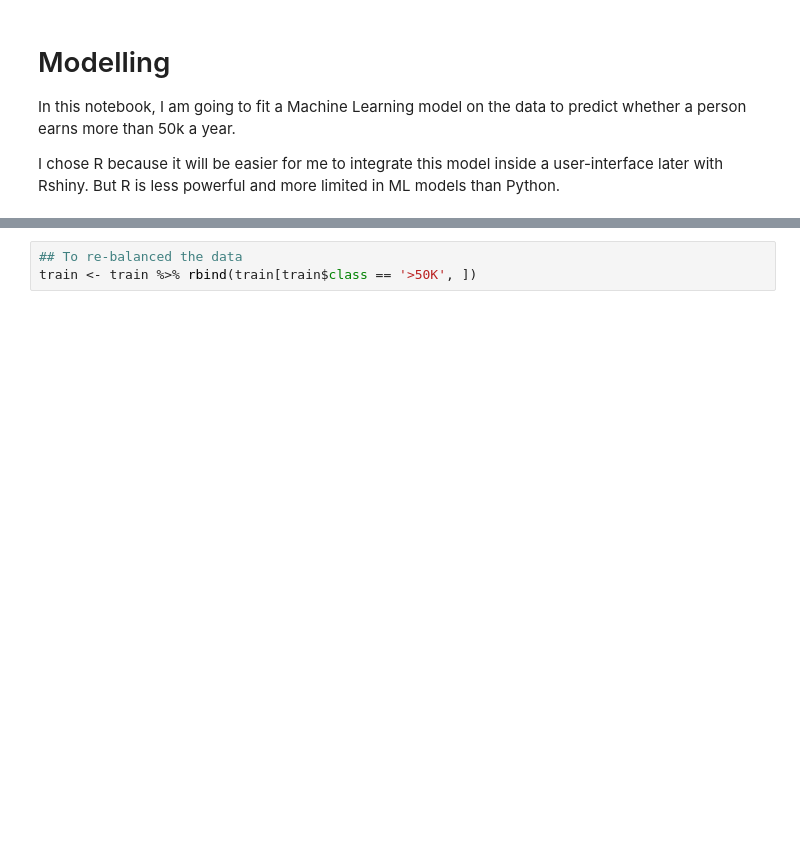
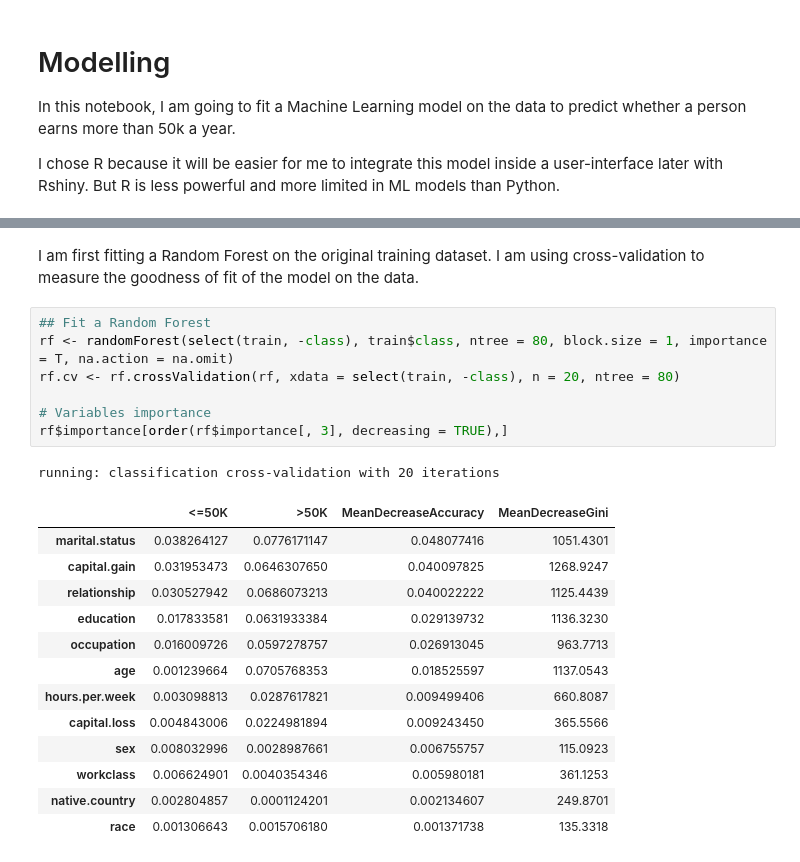
Before and after one commit to MaudBoucherit/donor_detection, a Jupyter notebook: notebooks/model_detection.ipynb, the cells around one changed output, grey strips where cells are left out. Drawn from its saved outputs; the diff is of its cells as text; blank space fills up the shorter version.

```diff
--- a/notebooks/model_detection.ipynb
+++ b/notebooks/model_detection.ipynb
@@ -94,3 +40,24 @@ transform <- function(df, impute_file = 'utils/impute.rda') {
-# %%
-## To re-balanced the data
-train <- train %>% rbind(train[train$class == '>50K', ])
+# %% [markdown]
+I am first fitting a Random Forest on the original training dataset. I am using cross-validation to measure the goodness of fit of the model on the data.
+# %%
+## Fit a Random Forest
+rf <- randomForest(select(train, -class), train$class, ntree = 80, block.size = 1, importance = T, na.action = na.omit)
+rf.cv <- rf.crossValidation(rf, xdata = select(train, -class), n = 20, ntree = 80)
+
+# Variables importance
+rf$importance[order(rf$importance[, 3], decreasing = TRUE),]
+# %% [output]
+running: classification cross-validation with 20 iterations
+|  | <=50K | >50K | MeanDecreaseAccuracy | MeanDecreaseGini |
+| marital.status | 0.038264127 | 0.0776171147 | 0.048077416 | 1051.4301 |
+| capital.gain | 0.031953473 | 0.0646307650 | 0.040097825 | 1268.9247 |
+| relationship | 0.030527942 | 0.0686073213 | 0.040022222 | 1125.4439 |
+| education | 0.017833581 | 0.0631933384 | 0.029139732 | 1136.3230 |
+| occupation | 0.016009726 | 0.0597278757 | 0.026913045 | 963.7713 |
+| age | 0.001239664 | 0.0705768353 | 0.018525597 | 1137.0543 |
+| hours.per.week | 0.003098813 | 0.0287617821 | 0.009499406 | 660.8087 |
+| capital.loss | 0.004843006 | 0.0224981894 | 0.009243450 | 365.5566 |
+| sex | 0.008032996 | 0.0028987661 | 0.006755757 | 115.0923 |
+| workclass | 0.006624901 | 0.0040354346 | 0.005980181 | 361.1253 |
+| native.country | 0.002804857 | 0.0001124201 | 0.002134607 | 249.8701 |
+| race | 0.001306643 | 0.0015706180 | 0.001371738 | 135.3318 |
```
Also changed, not shown: parts of 18 cells of this notebook, 3 other files.
